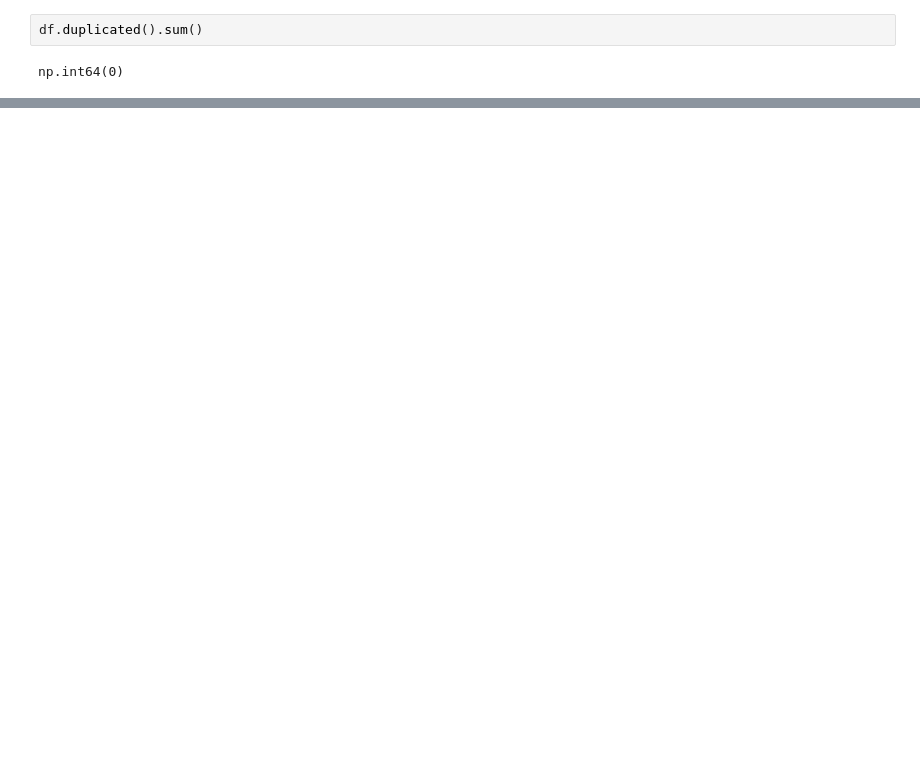
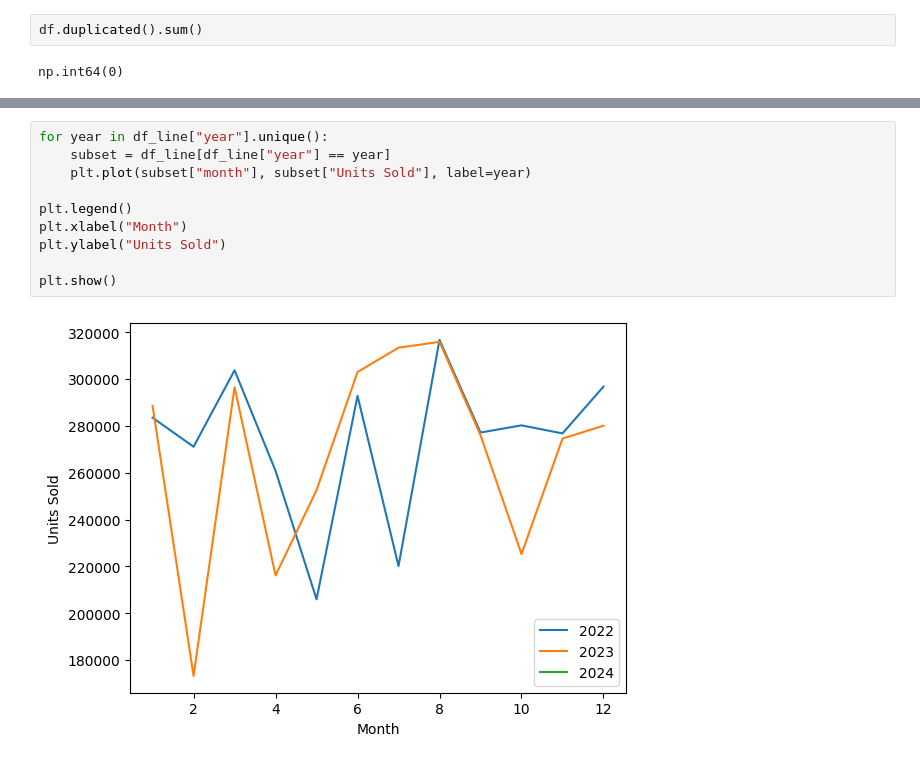
Before and after one commit to lukasmetz27/DemandForecast, a Jupyter notebook: notebooks/EDA.ipynb, the cells around one changed output, grey strips where cells are left out. Drawn from its saved outputs; the diff is of its cells as text; blank space fills up the shorter version.

```diff
--- a/notebooks/EDA.ipynb
+++ b/notebooks/EDA.ipynb
@@ -94,0 +213,12 @@ df["weekday"] = df["Date"].dt.day_name()
+# %%
+for year in df_line["year"].unique():
+    subset = df_line[df_line["year"] == year]
+    plt.plot(subset["month"], subset["Units Sold"], label=year)
+
+plt.legend()
+plt.xlabel("Month")
+plt.ylabel("Units Sold")
+
+plt.show()
+# %% [output]
+[figure, added]
```
Also changed, not shown: parts of 21 cells of this notebook.
